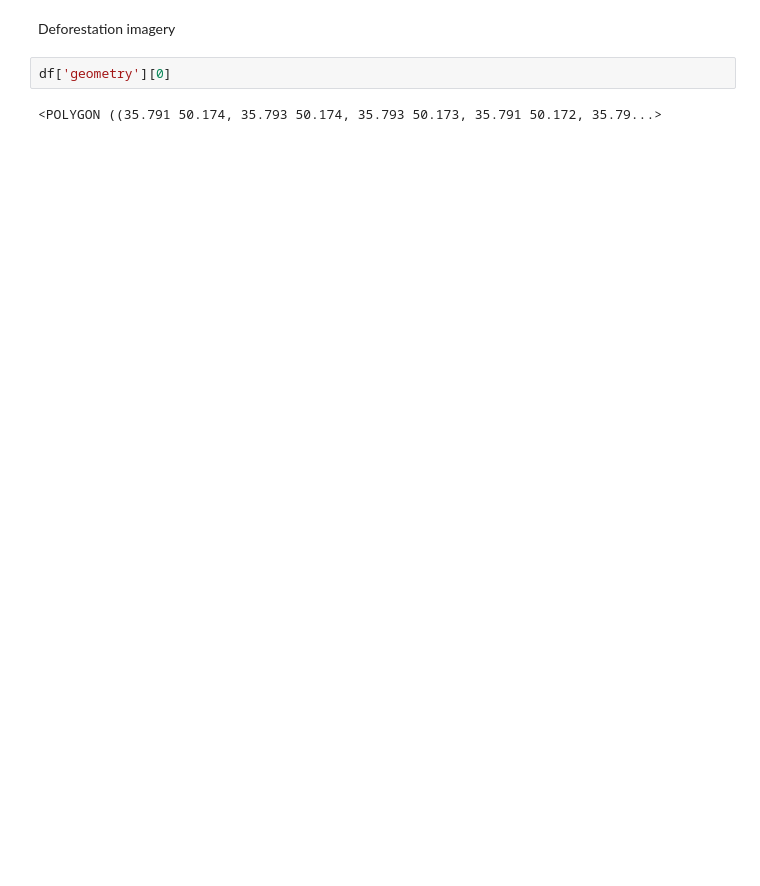
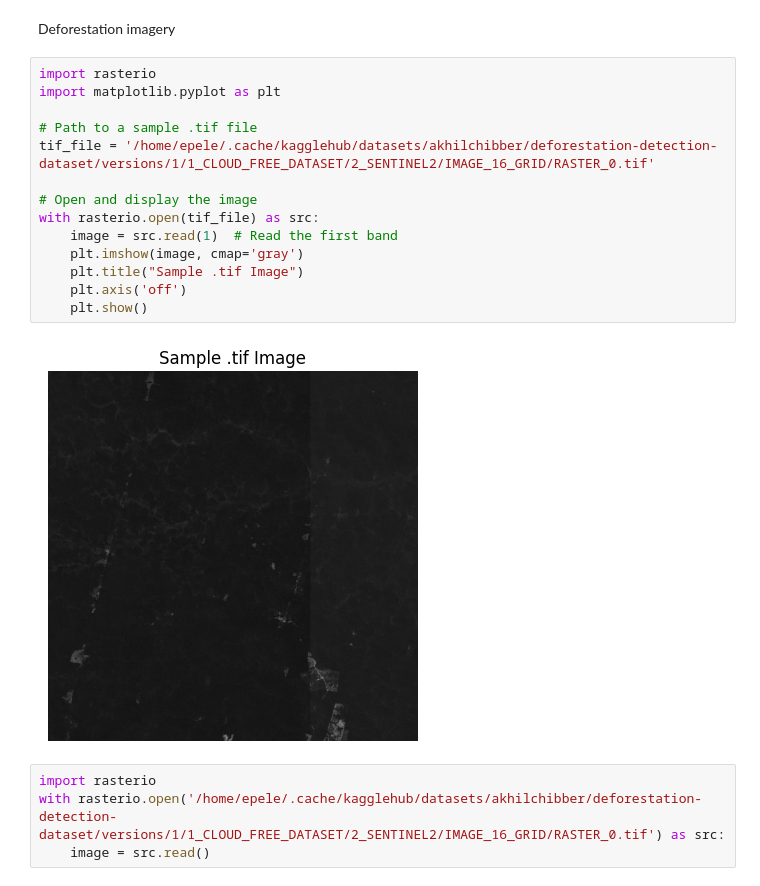
Before and after one commit to peleemanuel/bachelor-degree, a Jupyter notebook: deforestation_model/playbook.ipynb, the cells around one changed output. Saved outputs shown, nothing was run; the diff lists cells and outputs as text; blank space fills up the shorter version.

```diff
--- a/deforestation_model/playbook.ipynb
+++ b/deforestation_model/playbook.ipynb
@@ -78,6 +108,22 @@ df
 # %% [markdown]
 Deforestation imagery
-# %%
-df['geometry'][0]
-# %% [output]
-<POLYGON ((35.791 50.174, 35.793 50.174, 35.793 50.173, 35.791 50.172, 35.79...>
+# %%
+import rasterio
+import matplotlib.pyplot as plt
+
+# Path to a sample .tif file
+tif_file = '/home/epele/.cache/kagglehub/datasets/akhilchibber/deforestation-detection-dataset/versions/1/1_CLOUD_FREE_DATASET/2_SENTINEL2/IMAGE_16_GRID/RASTER_0.tif'
+
+# Open and display the image
+with rasterio.open(tif_file) as src:
+    image = src.read(1)  # Read the first band
+    plt.imshow(image, cmap='gray')
+    plt.title("Sample .tif Image")
+    plt.axis('off')
+    plt.show()
+# %% [output]
+[figure, added]
+# %%
+import rasterio
+with rasterio.open('/home/epele/.cache/kagglehub/datasets/akhilchibber/deforestation-detection-dataset/versions/1/1_CLOUD_FREE_DATASET/2_SENTINEL2/IMAGE_16_GRID/RASTER_0.tif') as src:
+    image = src.read()
```
Also changed, not shown: parts of 21 cells of this notebook, 3 other files.
